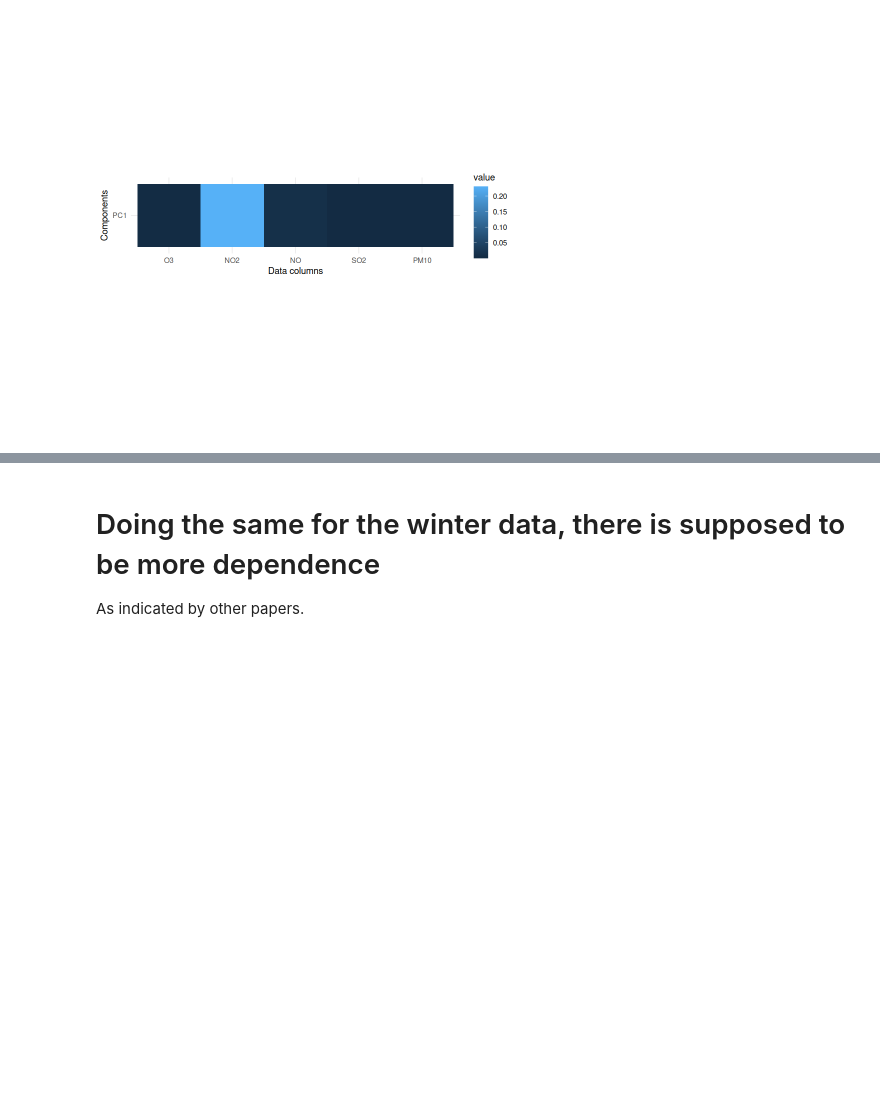
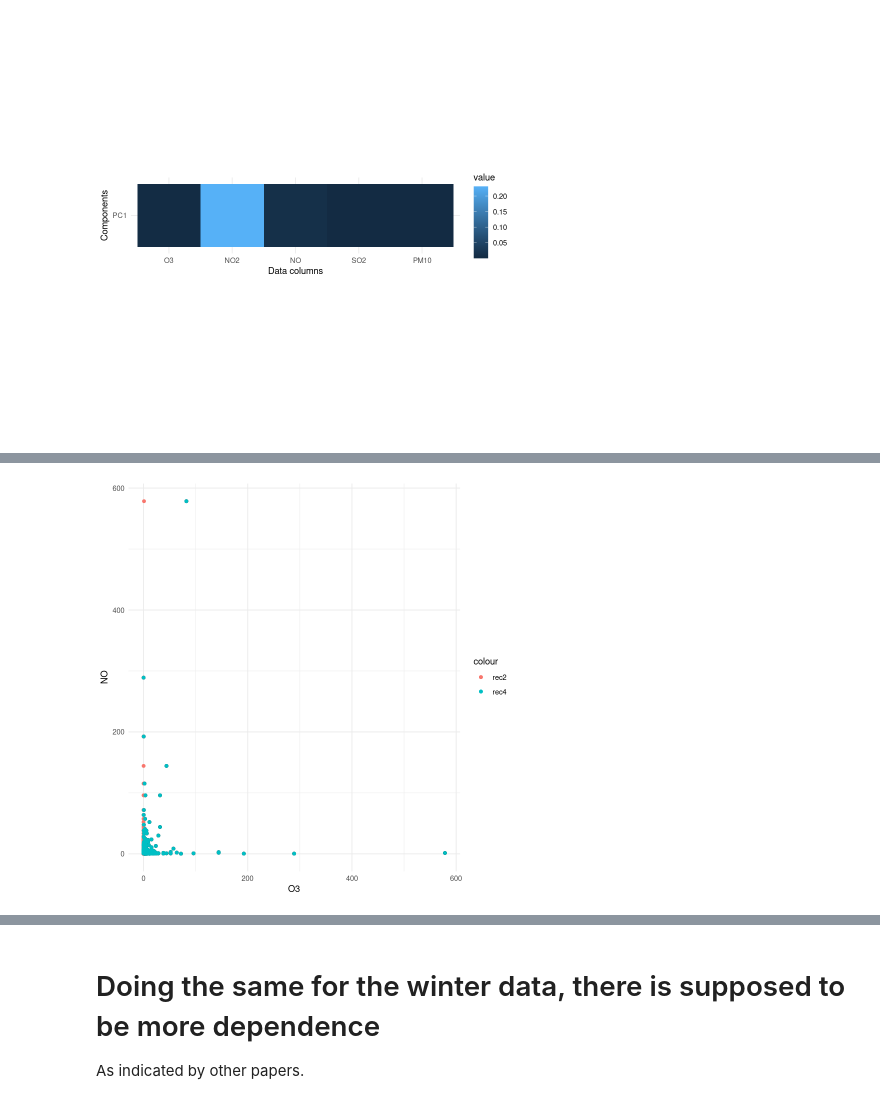
Before and after one commit to FelixRb96/maxstablePCA_examples, a Jupyter notebook: airpollution/airpollution.ipynb, the cells around one changed output, grey strips where cells are left out. Cells and saved outputs as stored; diff of their text form; code cells hidden in the pictures; blank space fills up the shorter version.

```diff
--- a/airpollution/airpollution.ipynb
+++ b/airpollution/airpollution.ipynb
@@ -274,0 +300,9 @@ theme_minimal()
+# %%
+ggplot(summer_trafo, aes(x = O3, y = NO)) +
+geom_point() +
+geom_point(aes(x = O3, y = NO, color = "rec2"), rec2) +
+geom_point(aes(x = O3, y = NO, color = "rec4"), rec4) +
+
+theme_minimal()
+# %% [output]
+[figure, added]
```
Also changed, not shown: parts of 22 cells of this notebook, 1 other file.
